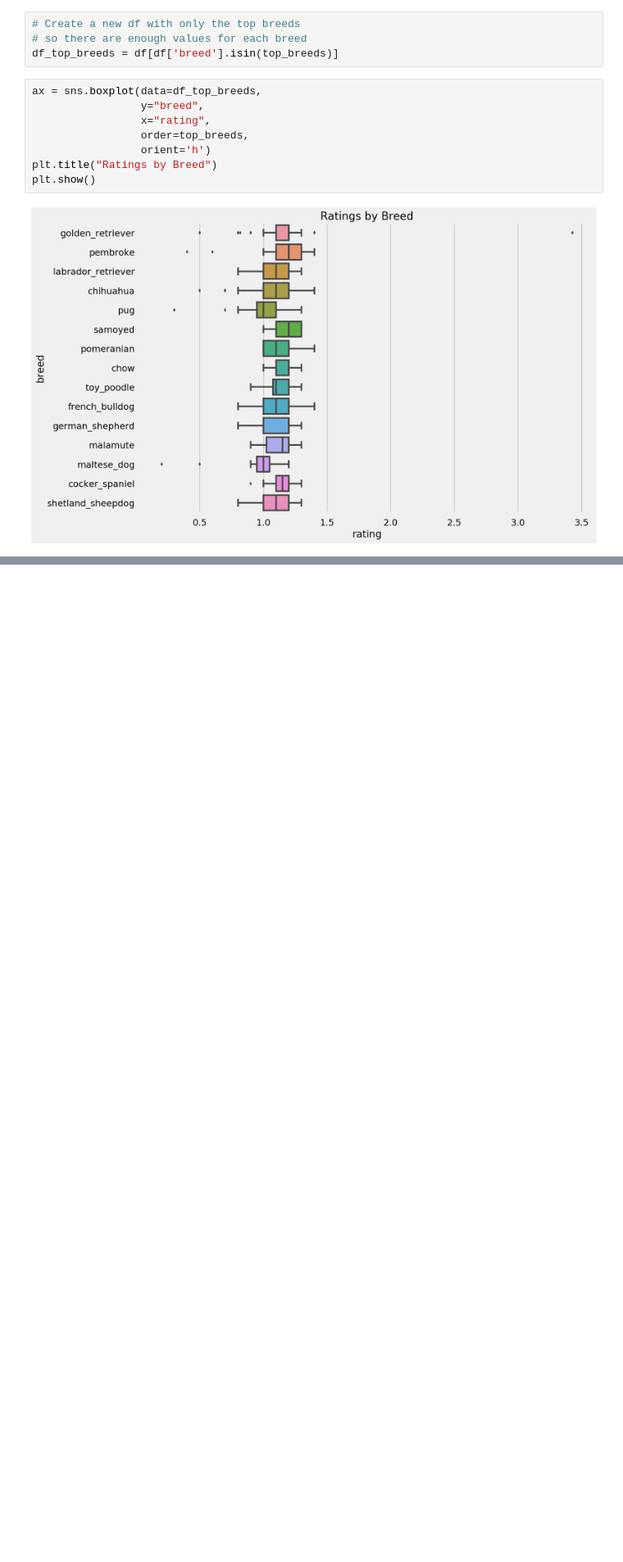
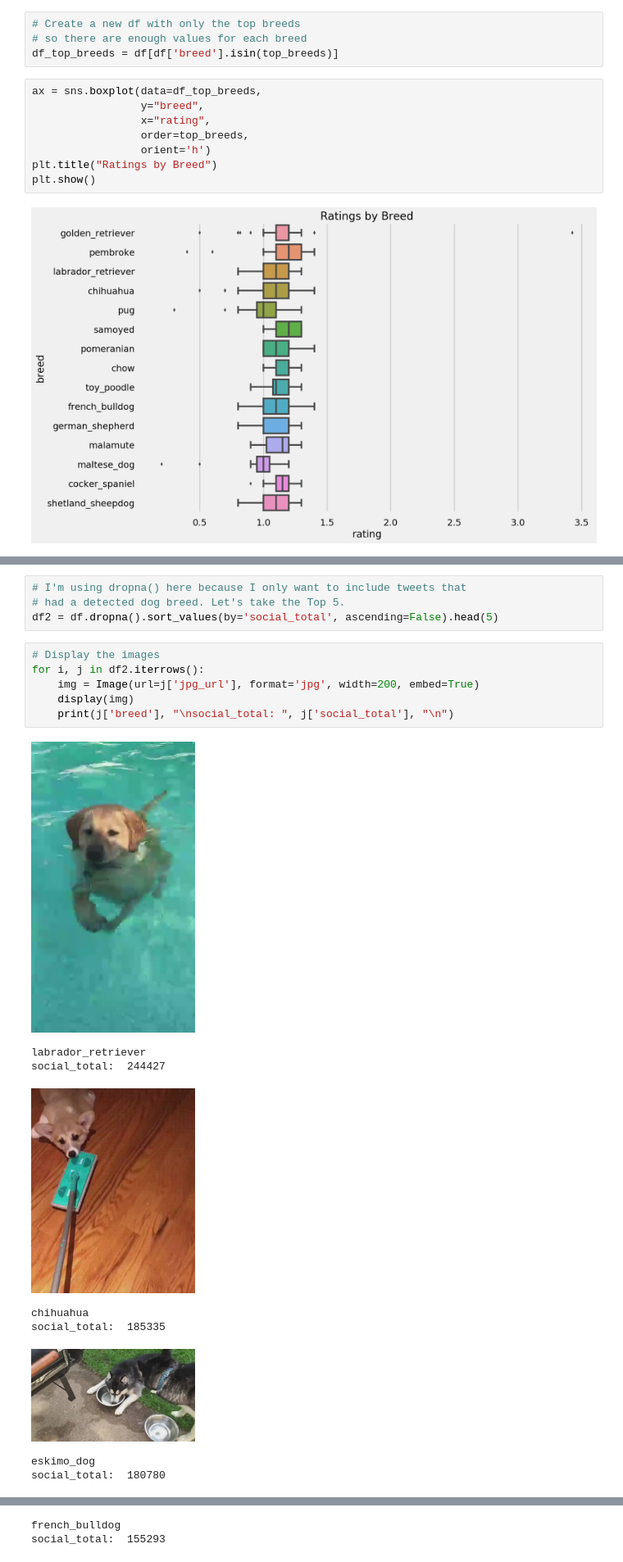
Before and after one commit to kennethn/data-analyst-nanodegree, a Jupyter notebook: 4_Wrangle_And_Analyze_Data/wrangle_act.ipynb, the cells around one changed output, grey strips where cells are left out. Shown at 82% size. Cells and saved outputs as stored; diff of their text form; blank space fills up the shorter version.

```diff
--- a/4_Wrangle_And_Analyze_Data/wrangle_act.ipynb
+++ b/4_Wrangle_And_Analyze_Data/wrangle_act.ipynb
@@ -877,0 +968,20 @@ Conclusion: Yes! Retweet and favorite count is strongly positively correlated (0
+# %%
+# I'm using dropna() here because I only want to include tweets that
+# had a detected dog breed. Let's take the Top 5.
+df2 = df.dropna().sort_values(by='social_total', ascending=False).head(5)
+# %%
+# Display the images
+for i, j in df2.iterrows():
+    img = Image(url=j['jpg_url'], format='jpg', width=200, embed=True)
+    display(img)
+    print(j['breed'], "\nsocial_total: ", j['social_total'], "\n")
+# %% [output]
+[figure, added]
+labrador_retriever
+social_total:  244427
+[figure, added]
+chihuahua
+social_total:  185335
+[figure, added]
+eskimo_dog
+social_total:  180780
@@ -877,0 +989,2 @@ Conclusion: Yes! Retweet and favorite count is strongly positively correlated (0
+french_bulldog
+social_total:  155293
```
Also changed, not shown: parts of 82 cells of this notebook, 10 other files.
